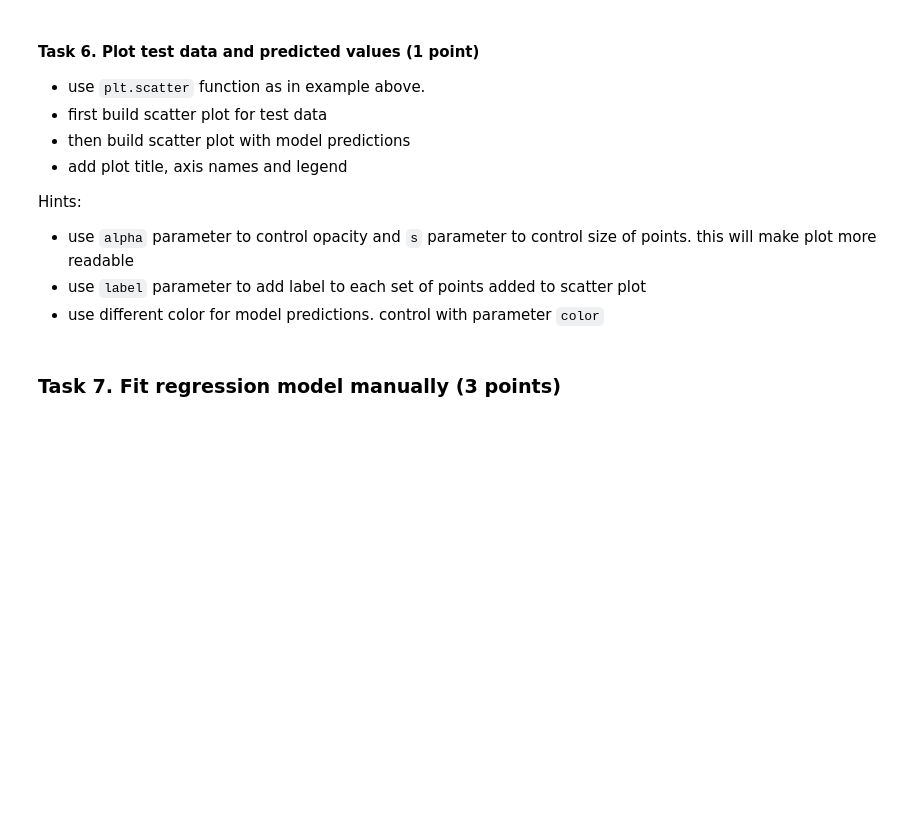
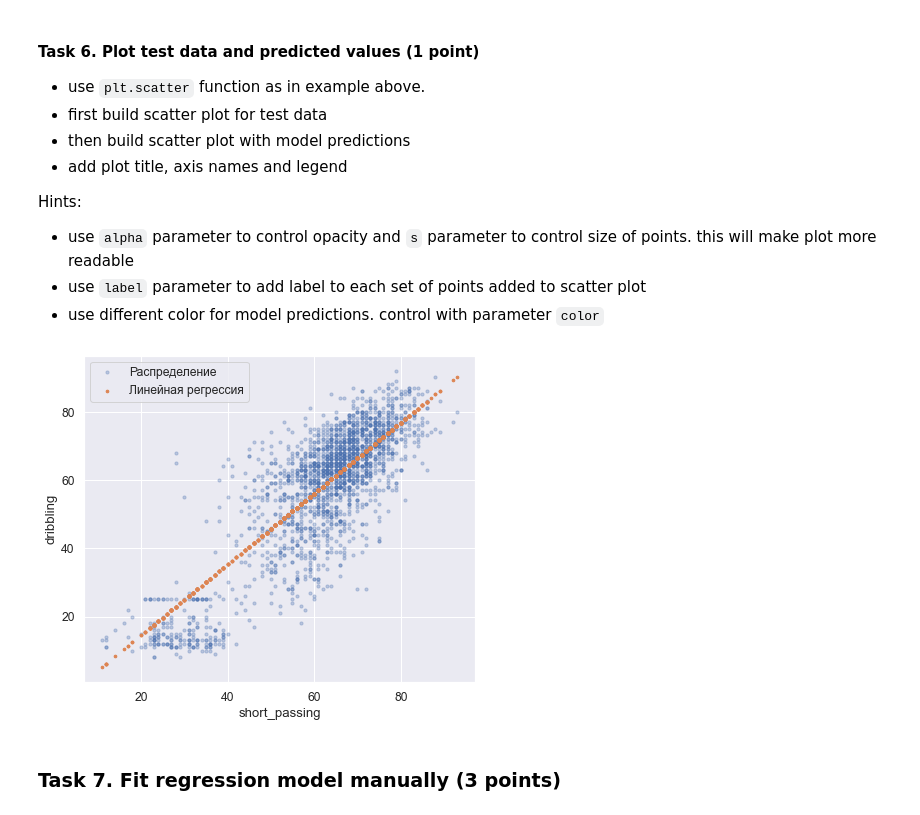
Before and after one commit to githubjeka/ml-intro, a Jupyter notebook: lr.ipynb, the cells around one changed output. Drawn from its saved outputs; the diff is of its cells as text; code cells hidden in the pictures; blank space fills up the shorter version.

```diff
--- a/lr.ipynb
+++ b/lr.ipynb
@@ -545,9 +545,13 @@ Hints:
 * use different color for model predictions. control with parameter `color`
 # %%
 # # your code here
-# plt.scatter(...)
-# plt.scatter(...)
-# plt.legend(...);  # adds legend to a plot
+plt.scatter(x=x_test, y=y_test, alpha=0.3, s=10);
+plt.scatter(x=x_test, y=model_manual_preds, s=7)
+plt.xlabel('short_passing');
+plt.ylabel('dribbling');
+plt.legend(['Распределение','Линейная регрессия']);  # adds legend to a plot
+# %% [output]
+[figure, added]
 # %% [markdown]
 ### Task 7.  Fit regression model manually (3 points)
 # %% [markdown]
```
